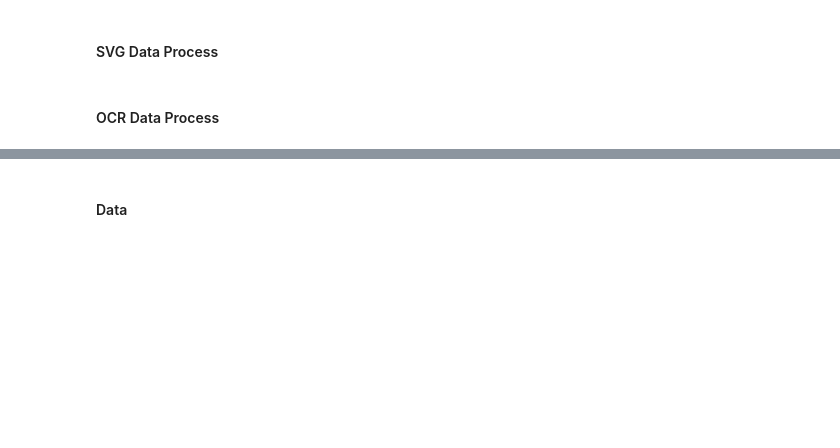
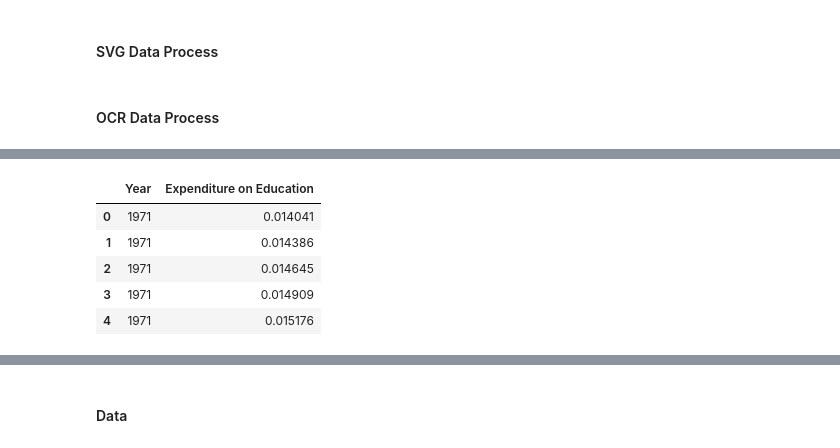
Before and after one commit to QIYIHAN/DE-on-GDP-and-Economy, a Jupyter notebook: Article Data Fetching(OCR+SVG)/Article Data Fetching(OCR+SVG).ipynb, the cells around one changed output, grey strips where cells are left out. Drawn from its saved outputs; the diff is of its cells as text; code cells hidden in the pictures; blank space fills up the shorter version.

```diff
--- a/Article Data Fetching(OCR+SVG)/Article Data Fetching(OCR+SVG).ipynb
+++ b/Article Data Fetching(OCR+SVG)/Article Data Fetching(OCR+SVG).ipynb
@@ -66,0 +80,12 @@ Our World In Data is a project of the Global Change Data Lab, a registered chari
+# %%
+### Round the first column to obtain the years as integers
+Expenditure_on_Education_raw.columns = ['Year','Expenditure on Education']
+Expenditure_on_Education_raw['Year'] = Expenditure_on_Education_raw['Year'].apply(int)
+Expenditure_on_Education_raw.head()
+# %% [output]
+|  | Year | Expenditure on Education |
+| 0 | 1971 | 0.014041 |
+| 1 | 1971 | 0.014386 |
+| 2 | 1971 | 0.014645 |
+| 3 | 1971 | 0.014909 |
+| 4 | 1971 | 0.015176 |
```
Also changed, not shown: parts of 3 cells of this notebook.
